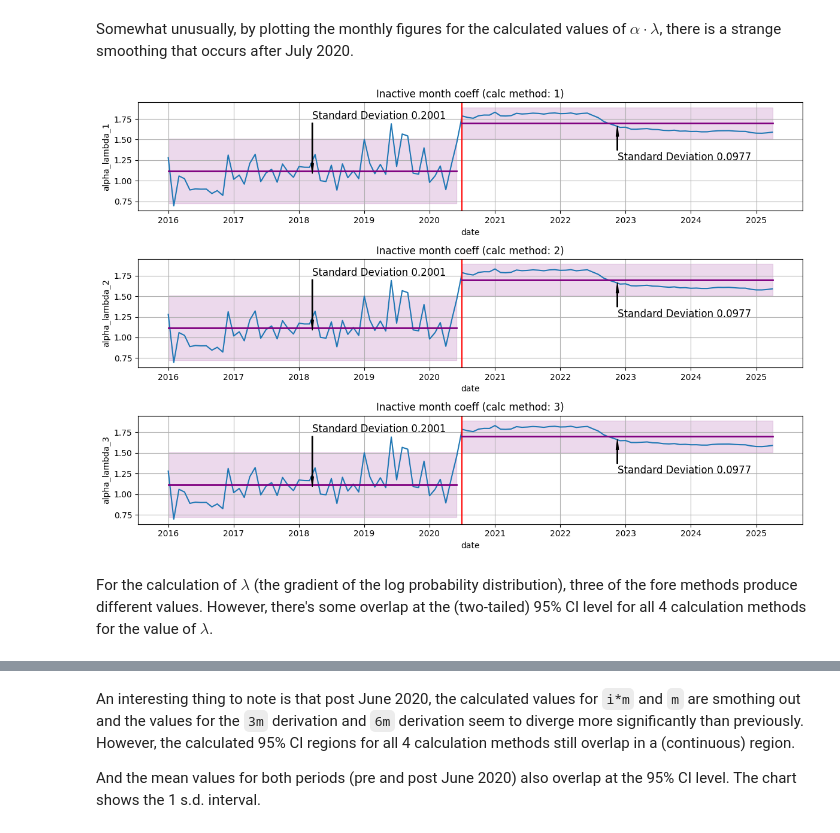
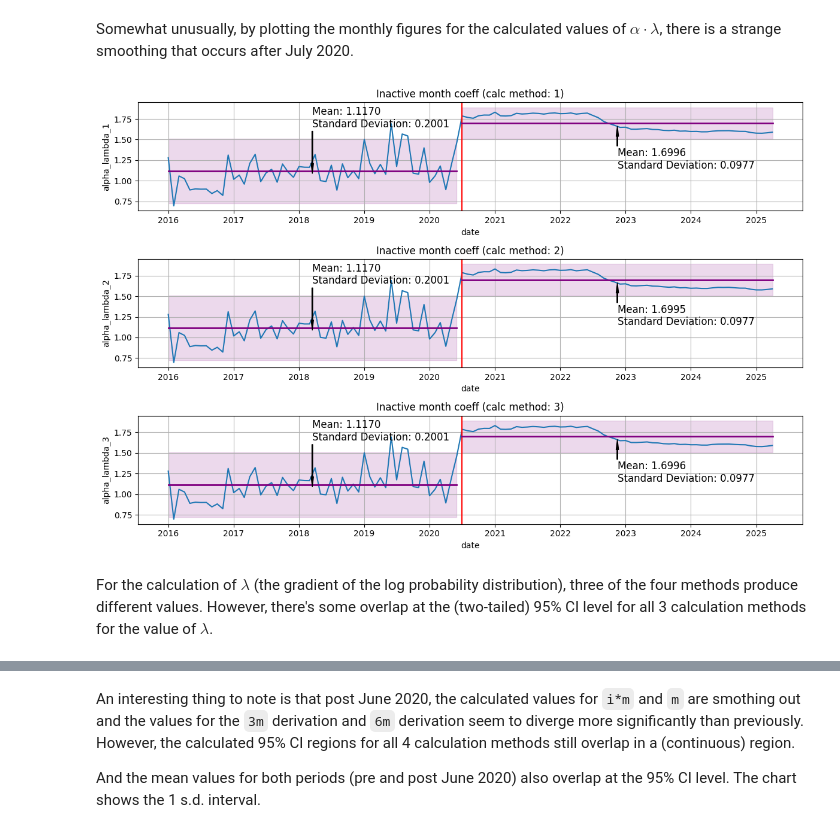
Before and after one commit to AbdulHafiiz/malaysia-economy-tracker, a Jupyter notebook: visualisations/economy.ipynb, the cells around one changed output, grey strips where cells are left out. Saved outputs shown, nothing was run; the diff lists cells and outputs as text; code cells hidden in the pictures.

```diff
--- a/visualisations/economy.ipynb
+++ b/visualisations/economy.ipynb
@@ -372,38 +372,42 @@ for idx, col in enumerate(['alpha_lambda_1', 'alpha_lambda_2', 'alpha_lambda_3']
     ax[idx].set_title(f'Inactive month coeff (calc method: {idx+1})')
     ax[idx].axvline(pd.to_datetime('2020-07-01'), color='red')
 
-    stat_df = (stat_plot_data_df[stat_plot_data_df['date'] < date_split].loc[:, ['date', col]].describe(), stat_plot_data_df[stat_plot_data_df['date'] >= date_split].loc[:, ['date', col]].describe())
+    stat_df = (
+        stat_plot_data_df[stat_plot_data_df['date'] < date_split].loc[:, ['date', col]].describe(),
+        stat_plot_data_df[stat_plot_data_df['date'] >= date_split].loc[:, ['date', col]].describe()
+    )
 
     for jdx, df in enumerate(stat_df):
     # Pre 2020 July average
         sns.lineplot(
             x=date_x[date_x < date_split if jdx == 0 else date_x >= date_split],
             y=np.repeat(df.loc['mean', col], df.loc['count', col]),
             color='purple',
             linewidth=2,
             ax=ax[idx]
         )
 
         ax[idx].annotate(
-            text=f'Standard Deviation {df.loc["std", col]:.4f}',
+            text=f'Mean: {df.loc["mean", col]:.4f}\nStandard Deviation: {df.loc["std", col]:.4f}',
             xy=(df.loc['50%', 'date'], df.loc['50%', col]),
-            xytext=(df.loc['50%', 'date'], 1.75 - jdx/2),
+            xytext=(df.loc['50%', 'date'], 1.65 - jdx/2),
             arrowprops={'width': 1, 'headwidth': 3, 'color': 'black'},
             fontsize='large',
         )
+
         ax[idx].fill_between(
             date_x,
             df.loc['mean', col] + 1.96 * df.loc['std', col],
             df.loc['mean', col] - 1.96 * df.loc['std', col],
             color='purple',
             alpha=0.15,
             where=(date_x < pd.to_datetime(date_split) if jdx < 1 else date_x >= pd.to_datetime(date_split))
         )
 
 plt.tight_layout()
 plt.show()
 # %% [output]
-[figure, old version]
+[figure, new version]
 # %% [markdown]
-For the calculation of $\lambda$ (the gradient of the log probability distribution), three of the fore methods produce different values. However, there's some overlap at the (two-tailed) 95% CI level for all 4 calculation methods for the value of $\lambda$.
+For the calculation of $\lambda$ (the gradient of the log probability distribution), three of the four methods produce different values. However, there's some overlap at the (two-tailed) 95% CI level for all 3 calculation methods for the value of $\lambda$.
 # %%
```
Also changed, not shown: parts of 2 cells of this notebook.
